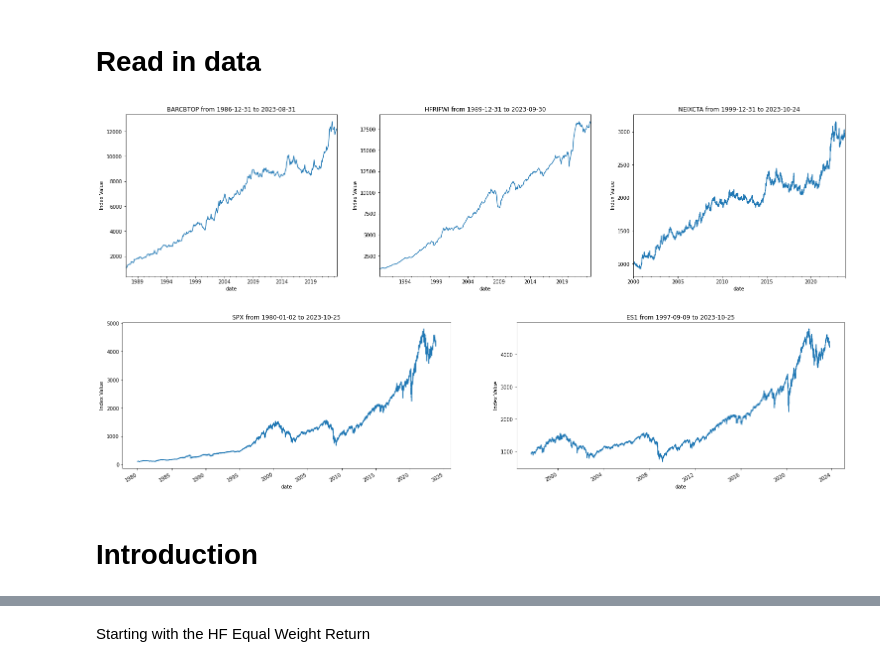
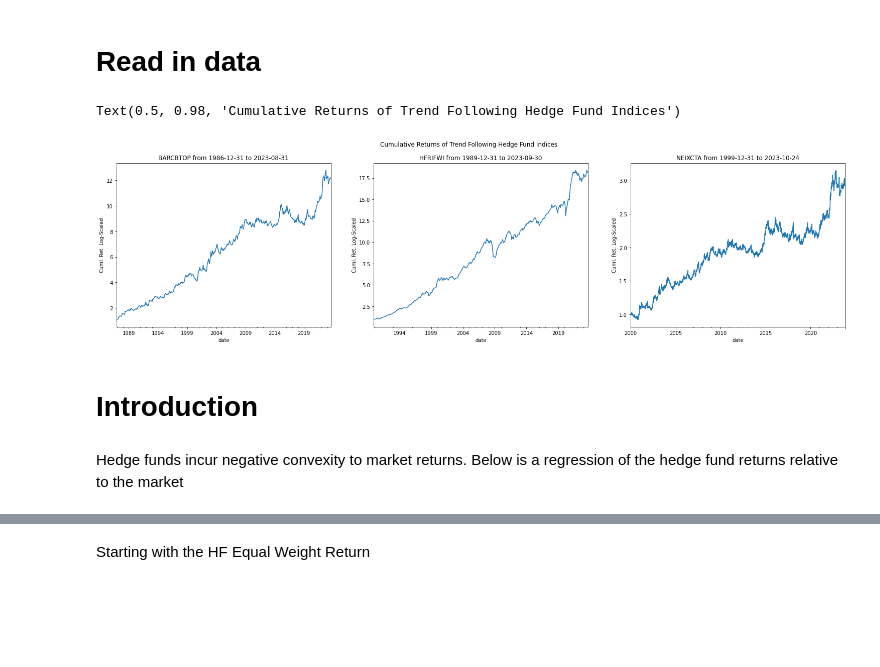
Before and after one commit to diegodalvarez/TrendConvexity, a Jupyter notebook: notebooks/Background.ipynb, the cells around one changed output, grey strips where cells are left out. Saved outputs shown, nothing was run; the diff lists cells and outputs as text; code cells hidden in the pictures; blank space fills up the shorter version.

```diff
--- a/notebooks/Background.ipynb
+++ b/notebooks/Background.ipynb
@@ -28,57 +29,38 @@ futures_path = os.path.join(data_path, "futures.parquet")
 # %%
 df_hf = (pd.read_parquet(
     path = hf_path, engine = "pyarrow").
     assign(security = lambda x: x.security.str.split(" ").str[0]))
 
 tickers = df_hf.security.drop_duplicates().to_list()
 fig, axes = plt.subplots(ncols = len(tickers), figsize = (26,6))
 
 for i, ticker in enumerate(tickers):
 
     df_tmp = (df_hf.query(
         "security == @ticker").
         drop(columns = ["security"]).
         set_index("date").
-        rename(columns = {"PX_LAST": ticker}))
+        rename(columns = {"PX_LAST": ticker}).
+        pct_change().
+        apply(lambda x: np.cumprod(1 + x)))
 
     (df_tmp.plot(
         ax = axes[i],
         legend = False,
-        ylabel = "Index Value",
+        ylabel = "Cuml. Ret. Log-Scaled",
         title = "{} from {} to {}".format(
             ticker,
             df_tmp.index.min().date(),
             df_tmp.index.max().date())))
+
+fig.suptitle("Cumulative Returns of Trend Following Hedge Fund Indices")
 # %% [output]
+Text(0.5, 0.98, 'Cumulative Returns of Trend Following Hedge Fund Indices')
-[figure, old version]
+[figure, new version]
-# %%
-df_spx = (pd.read_parquet(
-    path = spx_path, engine = "pyarrow").
-    assign(security = lambda x: x.security.str.split(" ").str[0]))
-
-tickers = df_spx.security.drop_duplicates().to_list()
-fig, axes = plt.subplots(ncols = len(tickers), figsize = (26,6))
-
-for i, ticker in enumerate(tickers):
-
-    df_tmp = (df_spx.query(
-        "security == @ticker").
-        drop(columns = ["security"]).
-        set_index("date").
-        rename(columns = {"PX_LAST": ticker}))
-
-    (df_tmp.plot(
-        ax = axes[i],
-        legend = False,
-        ylabel = "Index Value",
-        title = "{} from {} to {}".format(
-            ticker,
-            df_tmp.index.min().date(),
-            df_tmp.index.max().date())))
-# %% [output]
-[figure, removed]
 # %% [markdown]
 # Introduction
+# %% [markdown]
+Hedge funds incur negative convexity to market returns. Below is a regression of the hedge fund returns relative to the market
 # %%
 def _pct_change(df: pd.DataFrame) -> pd.DataFrame:
     return(df.sort_values(
```
Also changed, not shown: parts of 7 cells of this notebook, 4 other files.
